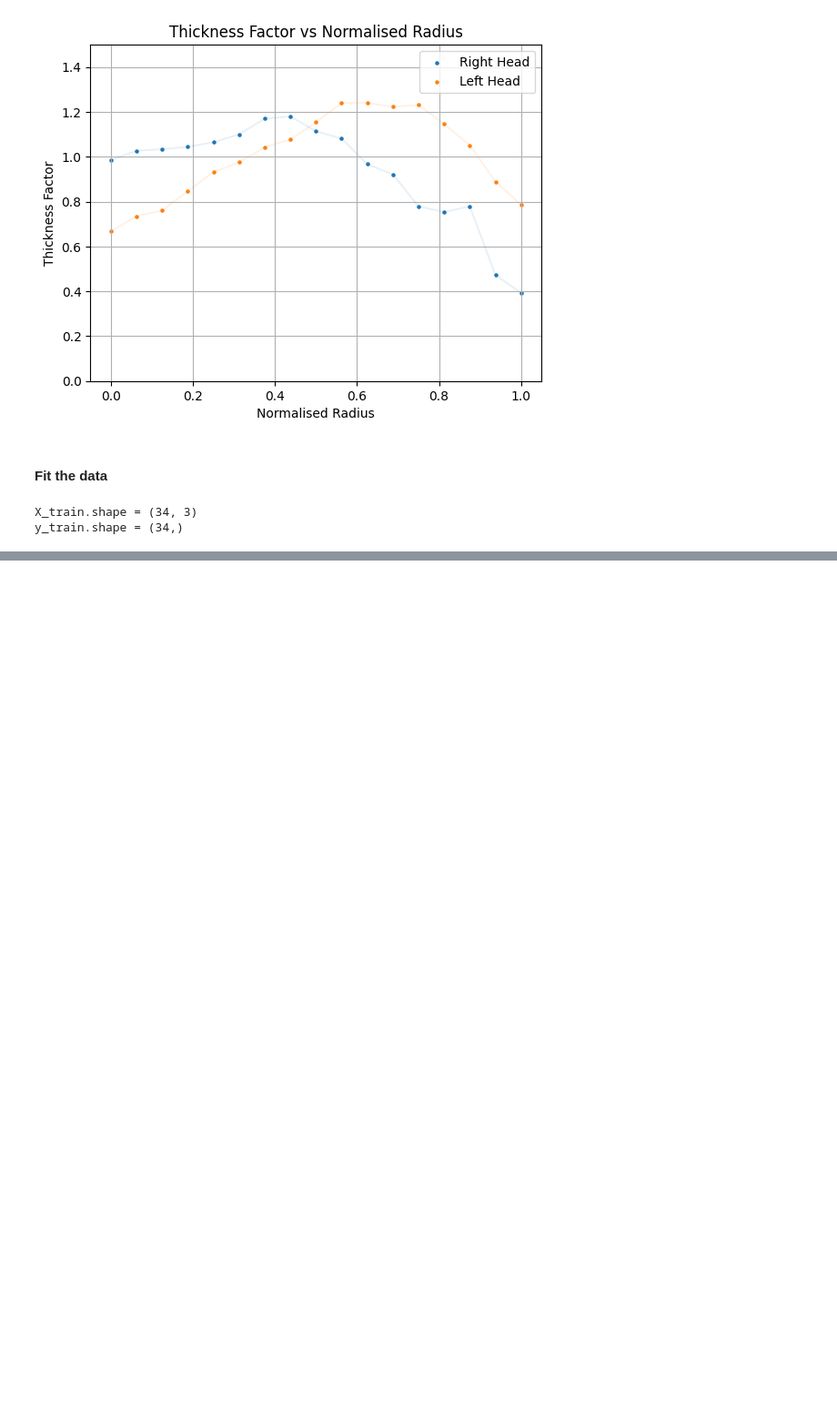
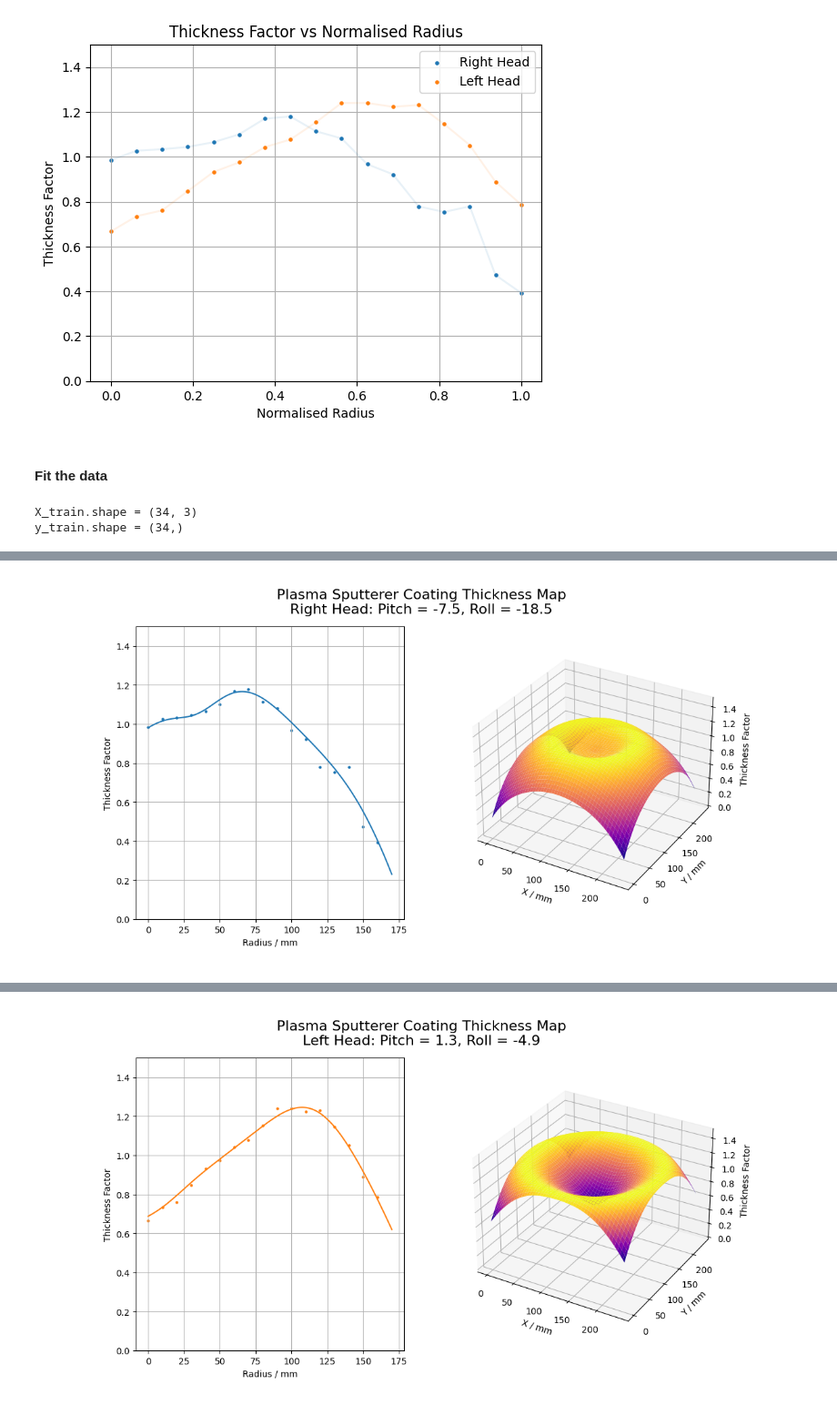
Before and after one commit to ryanlleung/CoatingAnalysis, a Jupyter notebook: plasma_tt.ipynb, the cells around one changed output, grey strips where cells are left out. Shown at 91% size. Saved outputs shown, nothing was run; the diff lists cells and outputs as text; code cells hidden in the pictures; blank space fills up the shorter version.

```diff
--- a/plasma_tt.ipynb
+++ b/plasma_tt.ipynb
@@ -152,0 +140,77 @@ plt.show()
+# %%
+# Load plate geometry
+with open('tapejig/plate_dims.txt', 'r') as f:
+    plate_dims = f.readlines()
+plate_dims = [float(x) for x in plate_dims]
+
+PLATE_X = plate_dims[0]
+PLATE_Y = plate_dims[1]
+CENTER_X = PLATE_X / 2
+CENTER_Y = PLATE_Y / 2
+# %%
+# Plot 1st profile in 3D
+x_ = np.linspace(0, PLATE_X, 100)
+y_ = np.linspace(0, PLATE_Y, 100)
+xx_, yy_ = np.meshgrid(x_, y_)
+
+rr_ = np.ravel(np.sqrt((xx_ - CENTER_X)**2 + (yy_ - CENTER_Y)**2)) # radius map
+rr_ = np.ravel(rr_)
+zz_ = get_tf(rr_, pitch1, roll1) # thickness factor map
+zz_ = np.reshape(zz_, xx_.shape)
+
+fig = plt.figure(figsize=(12, 6))
+gs = gridspec.GridSpec(1, 2, width_ratios=[1, 1])
+
+ax1 = fig.add_subplot(gs[0])
+ax2 = fig.add_subplot(gs[1], projection='3d')
+
+ax1.plot(radii_, tf1, color='C0')
+ax1.scatter(radii, thickness_factors1, s=5, color='C0')
+ax1.set_xlabel('Radius / mm')
+ax1.set_ylabel('Thickness Factor')
+ax1.set_ylim(0, 1.5)
+ax1.grid()
+
+ax2.plot_surface(xx_, yy_, zz_, cmap='plasma', edgecolor='none')
+ax2.set_xlabel('X / mm')
+ax2.set_ylabel('Y / mm')
+ax2.set_zlabel('Thickness Factor')
+ax2.set_zlim(0, 1.5)
+
+fig.suptitle(f'Plasma Sputterer Coating Thickness Map\nRight Head: Pitch = {pitch1}, Roll = {roll1}', fontsize=16)
+fig.add_axes([0,0,1,1]).axis("off")
+plt.show()
+
+# Plot 2nd profile in 3D
+x_ = np.linspace(0, PLATE_X, 100)
+y_ = np.linspace(0, PLATE_Y, 100)
+xx_, yy_ = np.meshgrid(x_, y_)
+
+rr_ = np.ravel(np.sqrt((xx_ - CENTER_X)**2 + (yy_ - CENTER_Y)**2)) # radius map
+rr_ = np.ravel(rr_)
+zz_ = get_tf(rr_, pitch2, roll2) # thickness factor map
+zz_ = np.reshape(zz_, xx_.shape)
+
+fig = plt.figure(figsize=(12, 6))
+gs = gridspec.GridSpec(1, 2, width_ratios=[1, 1])
+
+ax1 = fig.add_subplot(gs[0])
+ax2 = fig.add_subplot(gs[1], projection='3d')
+
+ax1.plot(radii_, tf2, color='C1')
+ax1.scatter(radii, thickness_factors2, s=5, color='C1')
+ax1.set_xlabel('Radius / mm')
+ax1.set_ylabel('Thickness Factor')
+ax1.set_ylim(0, 1.5)
+ax1.grid()
+
+ax2.plot_surface(xx_, yy_, zz_, cmap='plasma', edgecolor='none')
+ax2.set_xlabel('X / mm')
+ax2.set_ylabel('Y / mm')
+ax2.set_zlabel('Thickness Factor')
+ax2.set_zlim(0, 1.5)
+
+fig.suptitle(f'Plasma Sputterer Coating Thickness Map\nLeft Head: Pitch = {pitch2}, Roll = {roll2}', fontsize=16)
+fig.add_axes([0,0,1,1]).axis("off")
+plt.show()
+# %% [output]
@@ -152,0 +218 @@ plt.show()
+[figure, added]
@@ -152,0 +220 @@ plt.show()
+[figure, added]
```
Also changed, not shown: parts of 19 cells of this notebook, 3 other files.
